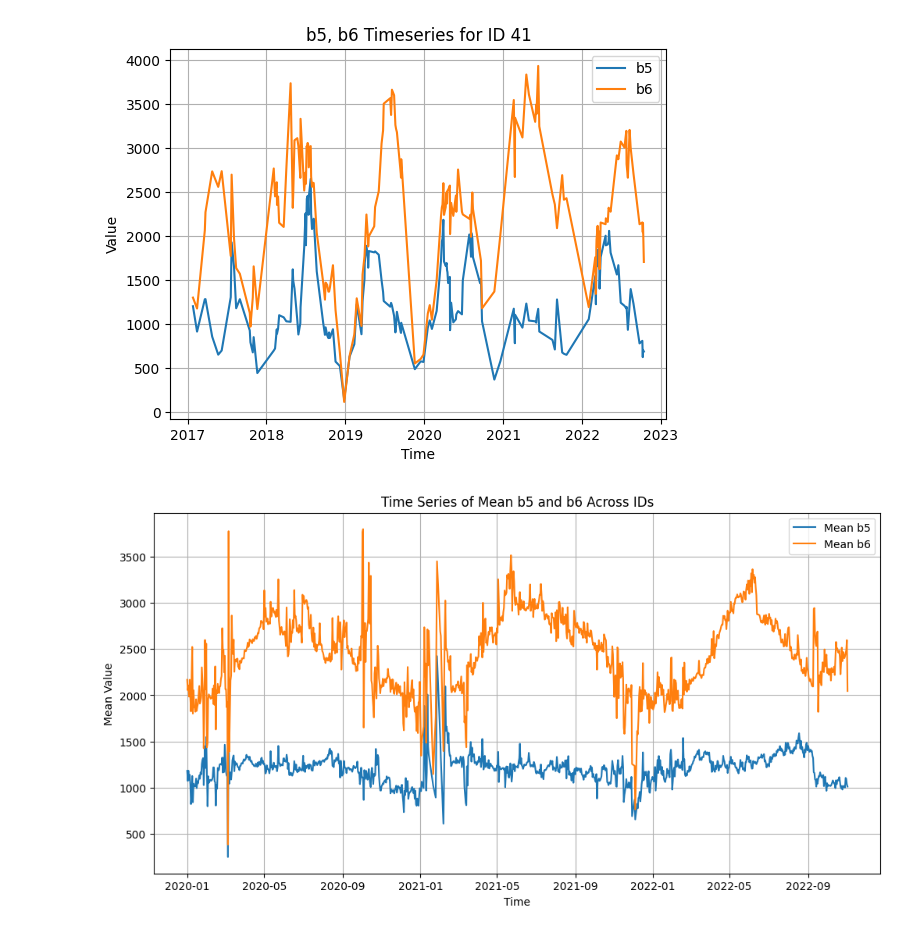
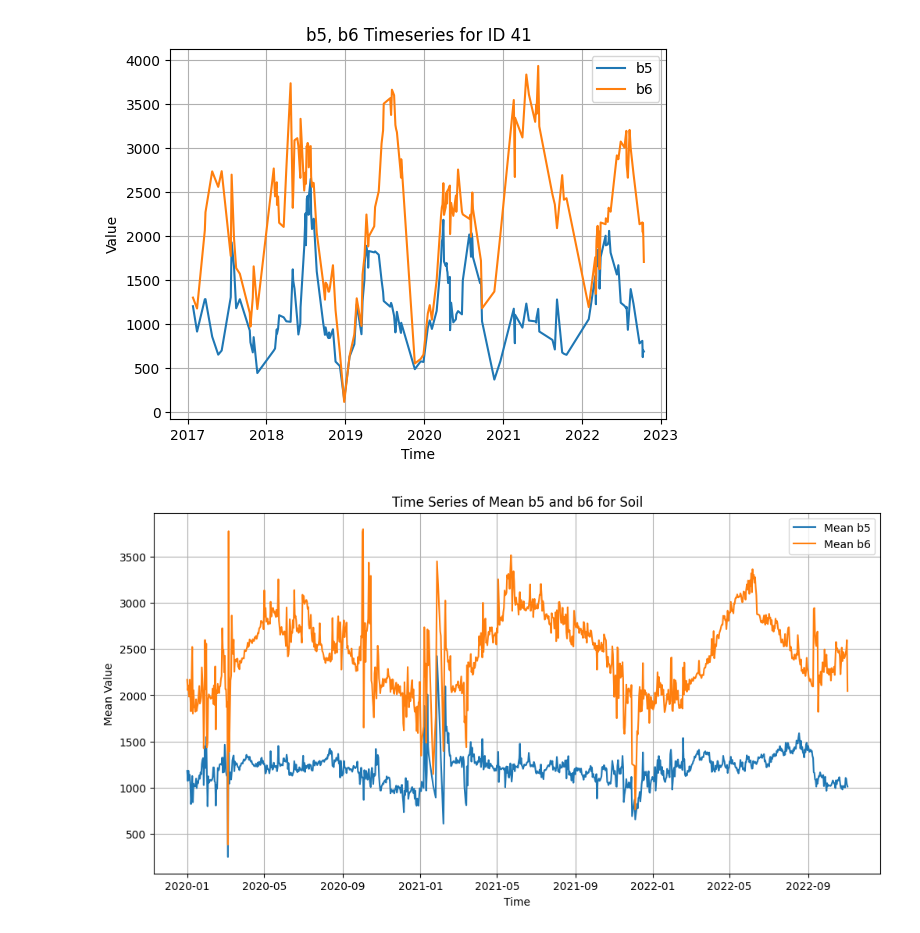
Before and after one commit to RafaelRiesle/tree_classification, a Jupyter notebook: notebooks/evelin/analysis_spectral_bands.ipynb, the cells around one changed output. Saved outputs shown, nothing was run; the diff lists cells and outputs as text; code cells hidden in the pictures.

```diff
--- a/notebooks/evelin/analysis_spectral_bands.ipynb
+++ b/notebooks/evelin/analysis_spectral_bands.ipynb
@@ -232,16 +228,16 @@ timeplot_twocols_oneid(df_soil, "b5", "b6", 41)
 # %%
 df_soil_sub = df_soil[df_soil["time"].dt.year > 2019]
 agg_df = df_soil_sub.groupby("time")[["b5", "b6"]].mean()
 
 plt.figure(figsize=(12,6))
 plt.plot(agg_df.index, agg_df["b5"], label="Mean b5")
 plt.plot(agg_df.index, agg_df["b6"], label="Mean b6")
 
 plt.xlabel("Time")
 plt.ylabel("Mean Value")
-plt.title("Time Series of Mean b5 and b6 Across IDs")
+plt.title("Time Series of Mean b5 and b6 for Soil")
 plt.legend()
 plt.grid(True)
 plt.show()
 # %% [output]
-[figure, old version]
+[figure, new version]
```
Also changed, not shown: parts of 2 cells of this notebook.
